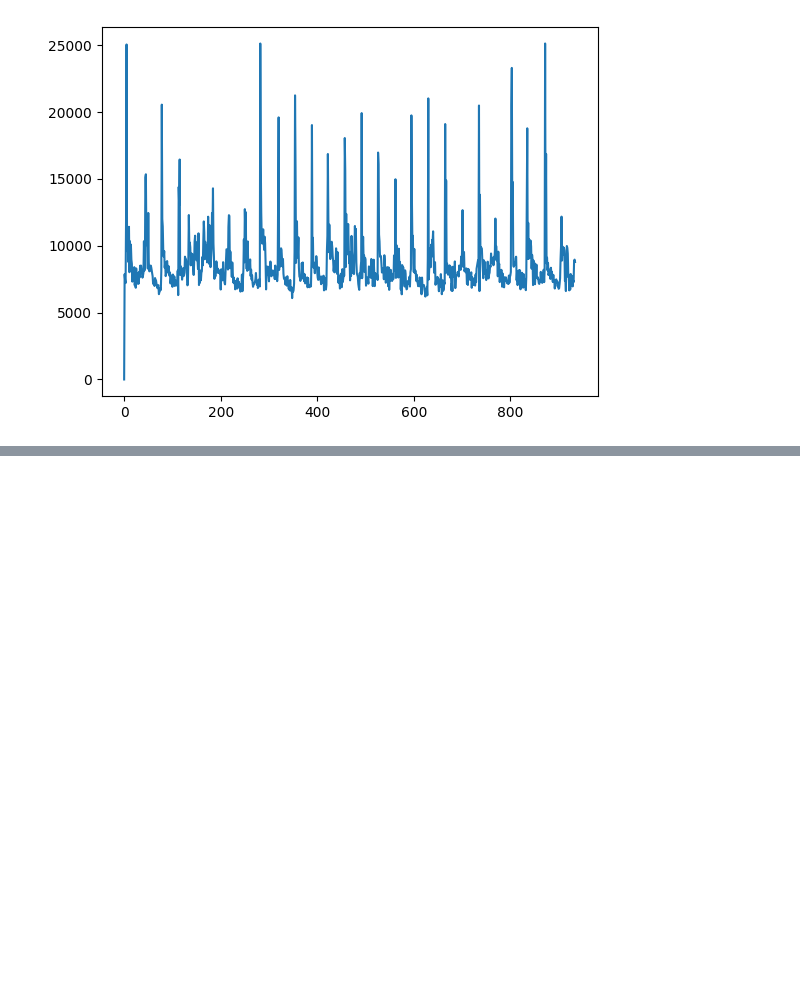
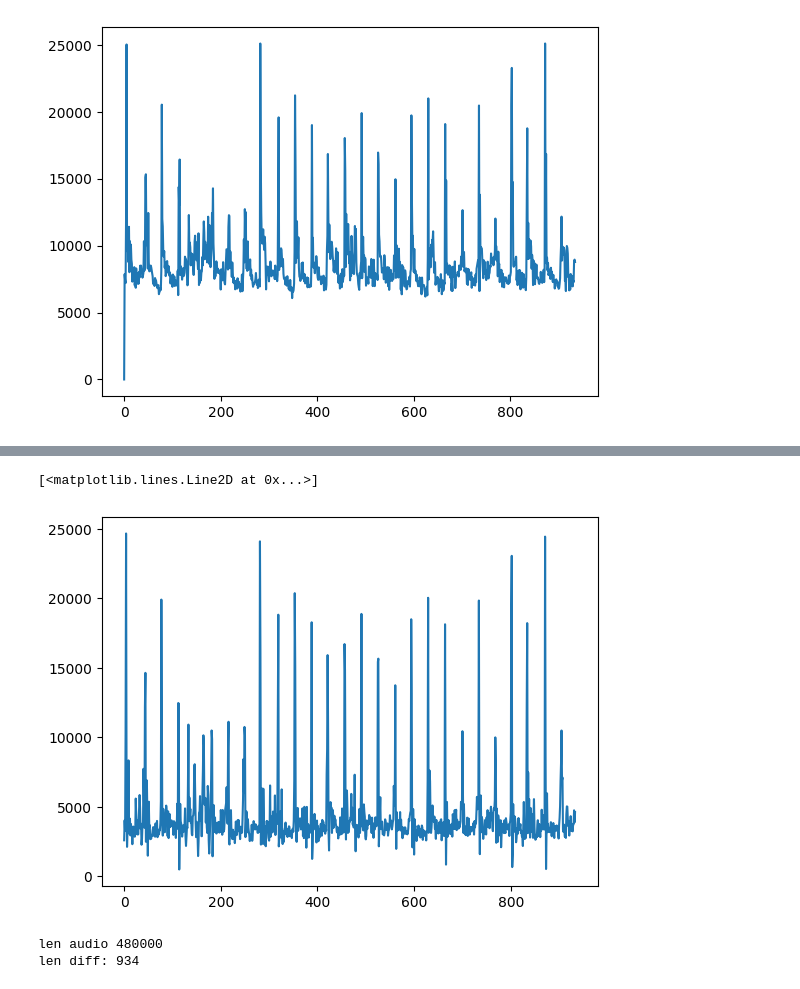
Before and after one commit to hwilt/CS372, a Jupyter notebook: Class_Exercises/Mar13/Rhythm.ipynb, the cells around one changed output, grey strips where cells are left out. Drawn from its saved outputs; the diff is of its cells as text; code cells hidden in the pictures; blank space fills up the shorter version.

```diff
--- a/Class_Exercises/Mar13/Rhythm.ipynb
+++ b/Class_Exercises/Mar13/Rhythm.ipynb
@@ -120,2 +139,12 @@ plt.plot(diff)
+# %%
+diff = np.sum(diff, axis=0)
+plt.plot(diff)
+# %% [output]
+[<matplotlib.lines.Line2D at 0x...>]
+[figure, added]
 # %%
-r = np.zeros(2*len(diff))
+print("len audio", len(x))
+print("len diff:", len(diff))
+# %% [output]
+len audio 480000
+len diff: 934
```
Also changed, not shown: parts of 4 cells of this notebook.
